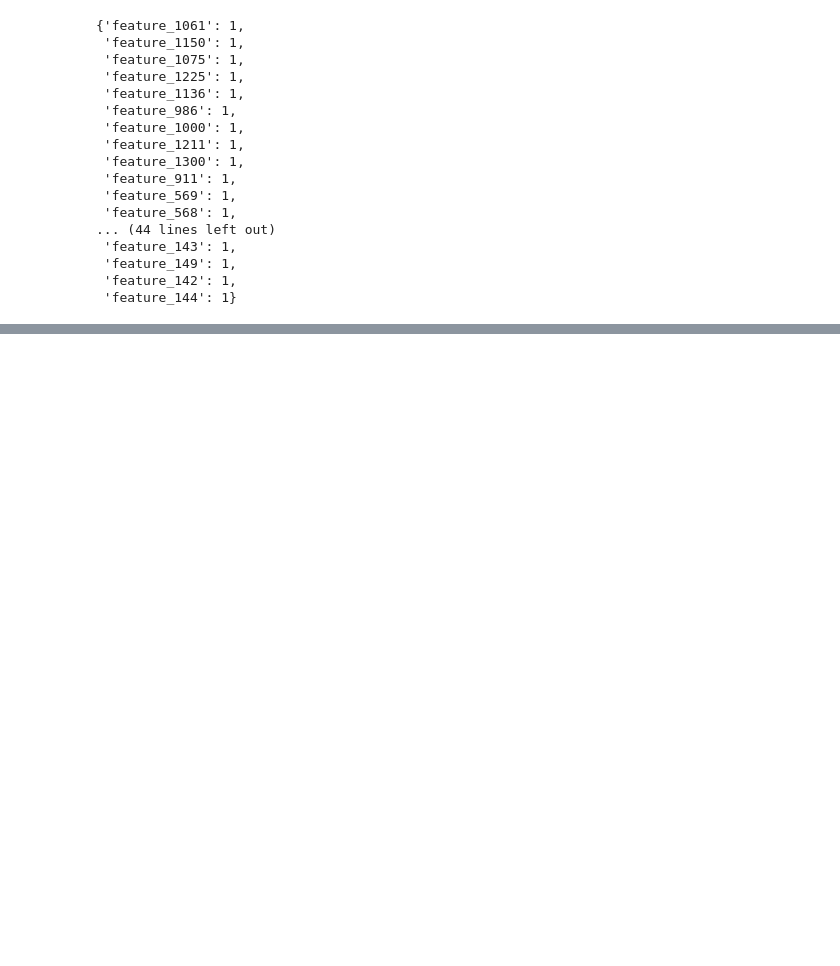
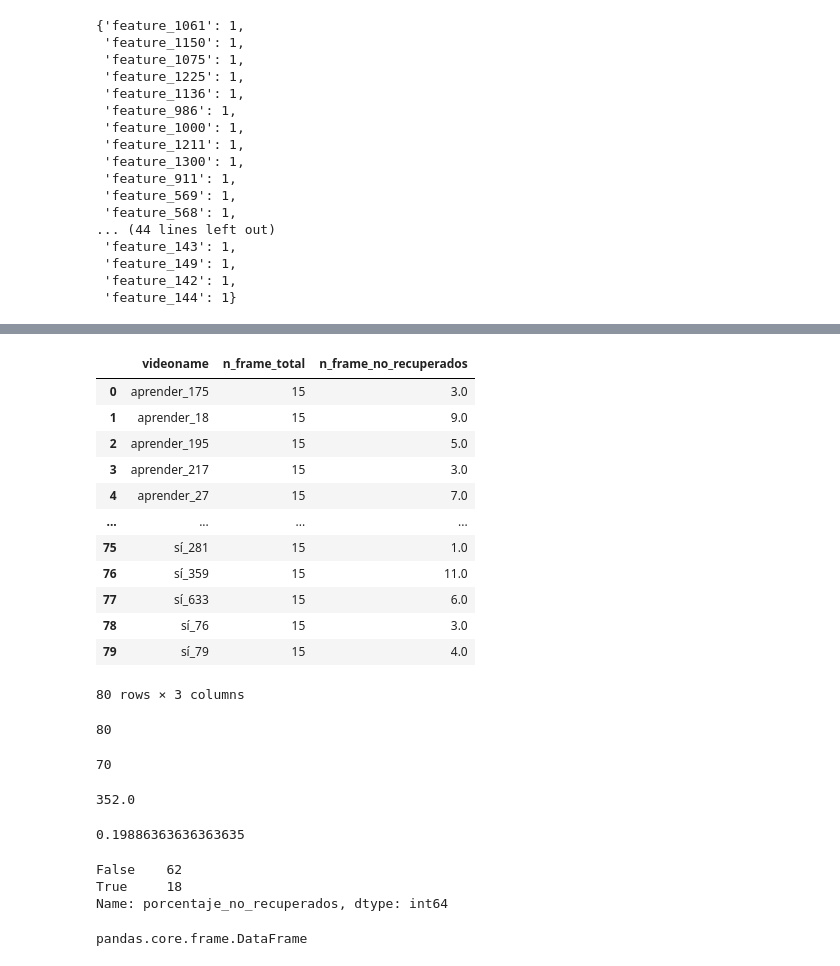
Before and after one commit to BrendaTafurA/PSL-GAN-ad521b837aa1cabd3bbc6e72459104d0ca7cb72a, a Jupyter notebook: pose_and_hand_model/15_frames/filtering/with_PCA/all_dataset.ipynb, the cells around one changed output, grey strips where cells are left out. Cells and saved outputs as stored; diff of their text form; code cells hidden in the pictures; blank space fills up the shorter version.

```diff
--- a/pose_and_hand_model/15_frames/filtering/with_PCA/all_dataset.ipynb
+++ b/pose_and_hand_model/15_frames/filtering/with_PCA/all_dataset.ipynb
@@ -1023,0 +1066,5 @@ dic
+# %%
+df_videos = df.loc[(df.x==1)&(df.y==1),:].groupby(['videoname']).n_frame.nunique().reset_index()
+#Validate just 15 frames per video
+new_df = df.groupby(['videoname']).n_frame.nunique().reset_index()
+new_df
@@ -1023,0 +1085,64 @@ dic
+# %%
+df_videos.rename(columns = {'n_frame' : 'n_frame_no_recuperados'}, inplace = True)
+new_df.rename(columns = {'n_frame' : 'n_frame_total'}, inplace = True)
+
+df_merge = new_df.merge(df_videos, how = 'left', on = 'videoname')
+
+df_merge
+# %% [output]
+|  | videoname | n_frame_total | n_frame_no_recuperados |
+| 0 | aprender_175 | 15 | 3.0 |
+| 1 | aprender_18 | 15 | 9.0 |
+| 2 | aprender_195 | 15 | 5.0 |
+| 3 | aprender_217 | 15 | 3.0 |
+| 4 | aprender_27 | 15 | 7.0 |
+| ... | ... | ... | ... |
+| 75 | sí_281 | 15 | 1.0 |
+| 76 | sí_359 | 15 | 11.0 |
+| 77 | sí_633 | 15 | 6.0 |
+| 78 | sí_76 | 15 | 3.0 |
+| 79 | sí_79 | 15 | 4.0 |
+80 rows × 3 columns
+# %%
+#Number of videos with and without fingers
+df_merge['videoname'].count()
+# %% [output]
+80
+# %%
+#Number of videos without fingers
+df_merge['n_frame_no_recuperados'].count()
+# %% [output]
+70
+# %%
+# TOTAL OF NOT RECOVERED FRAMES PER VIDEO
+df_merge['n_frame_no_recuperados'].sum()
+# %% [output]
+352.0
+# %%
+df_merge["porcentaje_no_recuperados"] = df_merge['n_frame_no_recuperados'] / df_merge['n_frame_total']
+
+#Average of frames without fingers among all the videos
+# TOTAL OF NOT RECOVERED FRAMES PER VIDEO : 352
+# Number of videos without fingers: 70
+
+#70 / 352 = 20%
+
+mean_frames_without_fingers = df_merge['n_frame_no_recuperados'].count() / df_merge['n_frame_no_recuperados'].sum()
+mean_frames_without_fingers
+# %% [output]
+0.19886363636363635
+# %%
+temp_1 = df_merge['porcentaje_no_recuperados'] >= 0.5
+
+temp_2 = temp_1.to_frame()
+temp_2.loc[:,["porcentaje_no_recuperados"]]
+#count trues
+temp_2.porcentaje_no_recuperados.value_counts()
+# %% [output]
+False    62
+True     18
+Name: porcentaje_no_recuperados, dtype: int64
+# %%
+type(temp_2)
+# %% [output]
+pandas.core.frame.DataFrame
```
Also changed, not shown: parts of 21 cells of this notebook, 41 other files.
